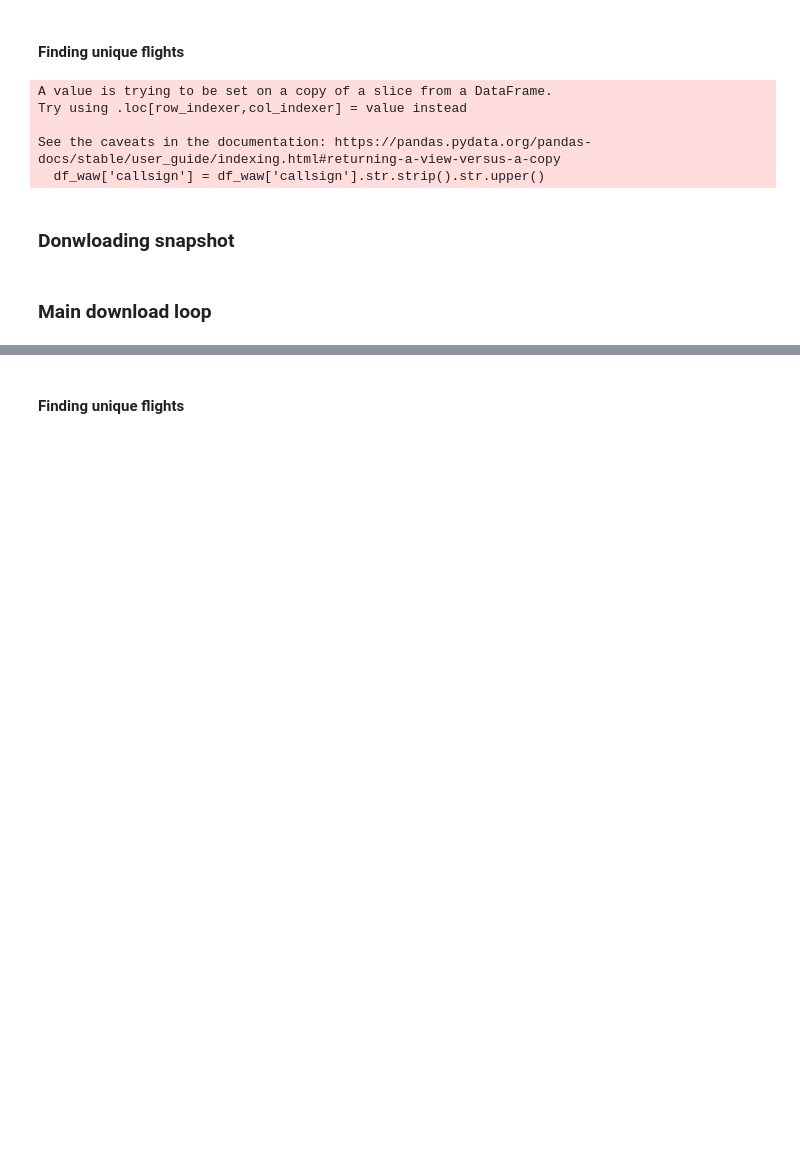
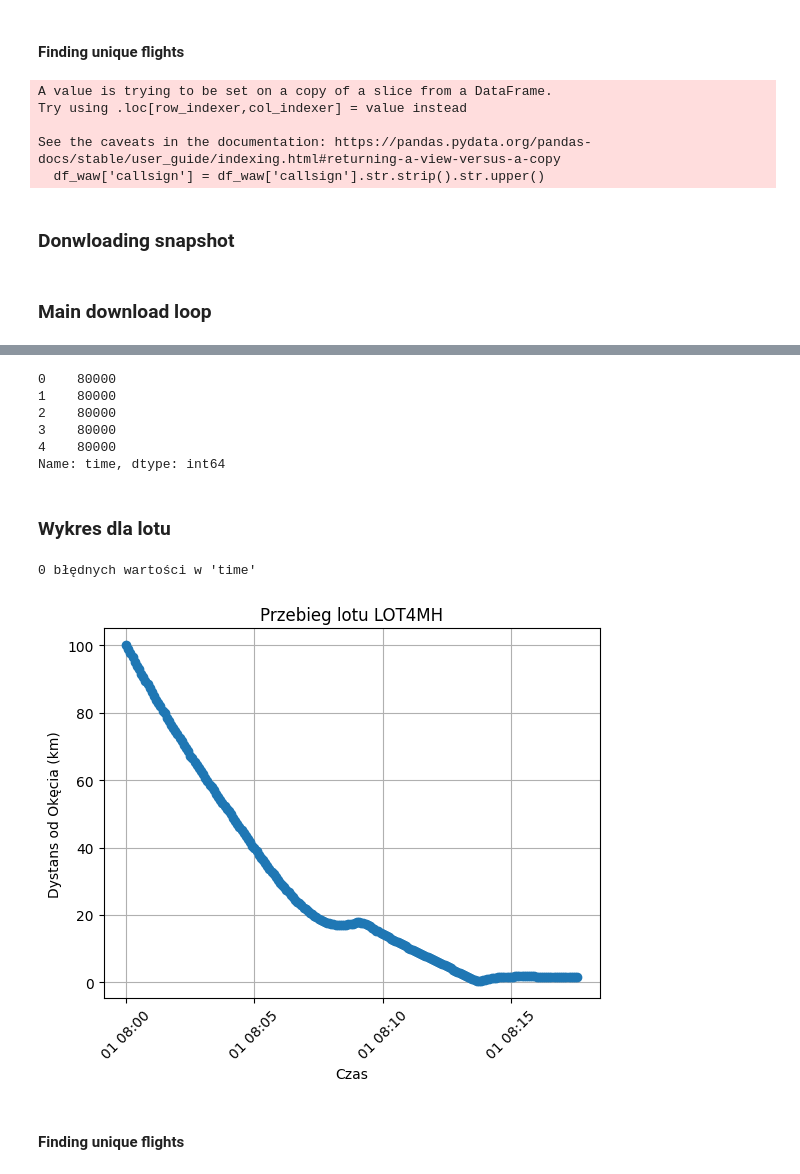
Before and after one commit to PiotrT22/rta_project, a Jupyter notebook: Experiments/exp_donwload.ipynb, the cells around one changed output, grey strips where cells are left out. Drawn from its saved outputs; the diff is of its cells as text; code cells hidden in the pictures; blank space fills up the shorter version.

```diff
--- a/Experiments/exp_donwload.ipynb
+++ b/Experiments/exp_donwload.ipynb
@@ -153,0 +139,35 @@ master_df.sort_values(by='distance_km')
+# %%
+print(master_df['time'].head())
+
+master_df['time'] = master_df['time'].astype(str).str.zfill(6)
+master_df['time'] = pd.to_datetime(master_df['time'], format='%H%M%S', errors='coerce')
+# %% [output]
+0    80000
+1    80000
+2    80000
+3    80000
+4    80000
+Name: time, dtype: int64
+# %% [markdown]
+### Wykres dla lotu
+# %%
+# Filtrowanie danych dla danego lotu
+lot_df = master_df[master_df['flight'] == 'LOT4MH']
+x = lot_df['distance_km']
+y = lot_df['time']
+
+# Sprawdzenie, czy nie ma wartości NaT (błędnych dat)
+print(y.isna().sum(), "błędnych wartości w 'time'")
+
+# Tworzenie wykresu
+plt.plot(y,x, marker='o')
+plt.ylabel('Dystans od Okęcia (km)')
+plt.xlabel('Czas')
+plt.title('Przebieg lotu LOT4MH')
+plt.xticks(rotation=45)
+plt.grid(True)
+
+plt.show()
+# %% [output]
+0 błędnych wartości w 'time'
+[figure, added]
```
Also changed, not shown: parts of 12 cells of this notebook, 2 other files.
